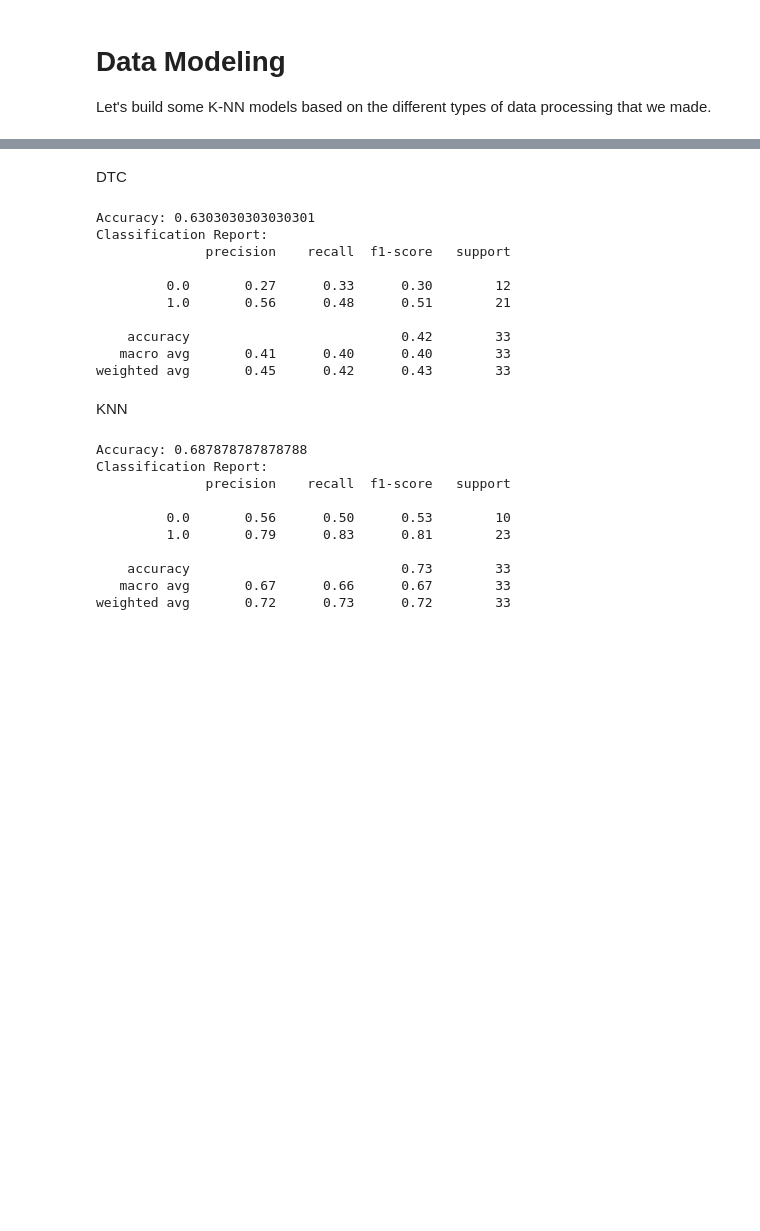
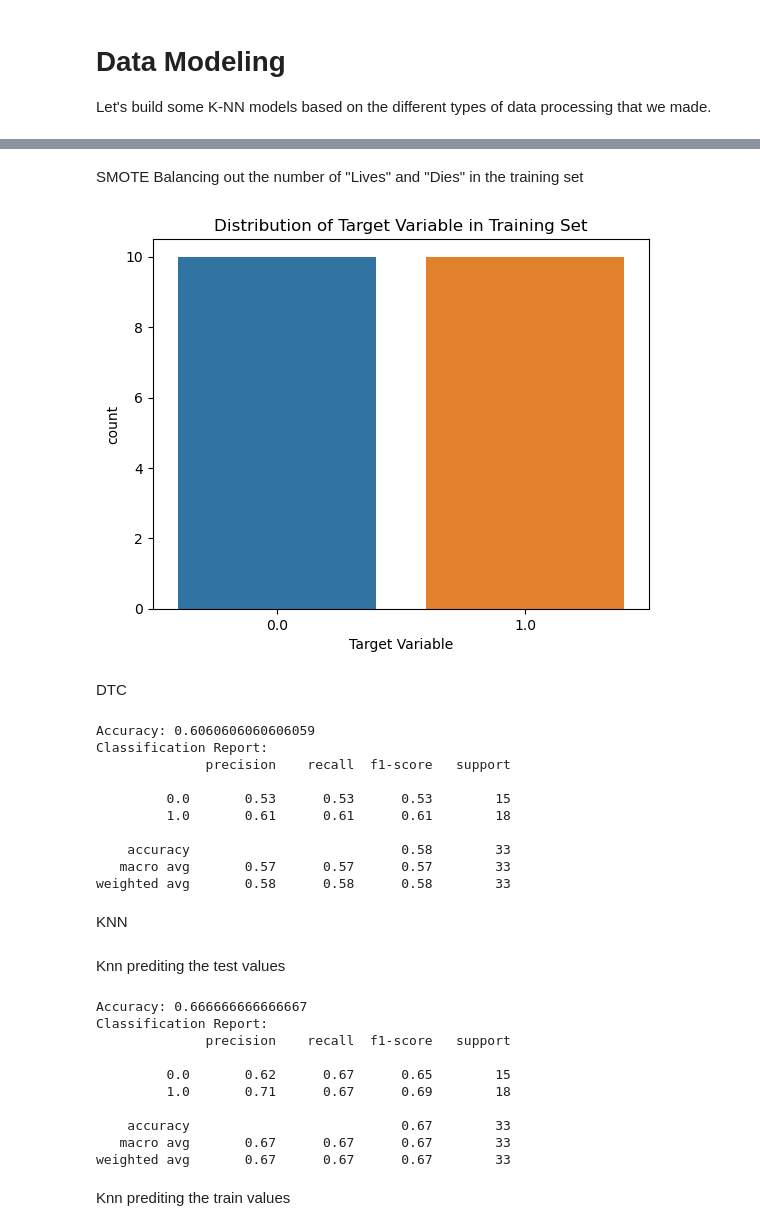
Before and after one commit to johnpierrre/DS-project, a Jupyter notebook: hepatocellular_carcinoma_analysis.ipynb, the cells around one changed output, grey strips where cells are left out. Drawn from its saved outputs; the diff is of its cells as text; code cells hidden in the pictures; blank space fills up the shorter version.

```diff
--- a/hepatocellular_carcinoma_analysis.ipynb
+++ b/hepatocellular_carcinoma_analysis.ipynb
@@ -596,3 +581,19 @@ X, y =train_df_np[:,:-1], train_df_np[:,-1]
+# %% [markdown]
+SMOTE
+Balancing out the number of "Lives" and "Dies" in the training set
+# %%
+from imblearn.over_sampling import SMOTE
+smote = SMOTE(random_state=27)
+X_train, y_train=smote.fit_resample(X_train, y_train)
+y_train_series = pd.Series(y_train)
+
+#seeing the graph
+sns.countplot(x=y_train_series)
+plt.xlabel('Target Variable')
+plt.title('Distribution of Target Variable in Training Set')
+plt.show()
+# %% [output]
+[figure, added]
 # %% [markdown]
 DTC
 # %%
@@ -607,7 +608,12 @@ model = DecisionTreeClassifier()
 dt_accuracy=0
 for i in range(40):
 
-    X_train, X_test, y_train, y_test = train_test_split(X, y, test_size=0.2)
+    X_train, X_test, y_train, y_test = train_test_split(X, y, test_size=0.2, random_state=47)
+
+    #using smote to balance train
+
+    X_train, y_train=smote.fit_resample(X_train, y_train)
+    y_train_series = pd.Series(y_train)
     # Training the decision tree model
     model.fit(X_train, y_train)
 
@@ -619,16 +625,16 @@ print("Accuracy:", dt_accuracy)
 print("Classification Report:")
 print(classification_report(y_test, predictions))
 # %% [output]
-Accuracy: 0.6303030303030301
+Accuracy: 0.6060606060606059
 Classification Report:
               precision    recall  f1-score   support
 
-         0.0       0.27      0.33      0.30        12
-         1.0       0.56      0.48      0.51        21
+         0.0       0.53      0.53      0.53        15
+         1.0       0.61      0.61      0.61        18
 
-    accuracy                           0.42        33
-   macro avg       0.41      0.40      0.40        33
-weighted avg       0.45      0.42      0.43        33
+    accuracy                           0.58        33
+   macro avg       0.57      0.57      0.57        33
+weighted avg       0.58      0.58      0.58        33
 # %% [markdown]
 KNN
 # %%
@@ -636,11 +642,17 @@ from sklearn.neighbors import KNeighborsClassifier
 k = 8
 knn = KNeighborsClassifier(n_neighbors = k)
 #smote (50/50 lives dies )
+# %% [markdown]
+Knn prediting the test values
 # %%
 knn_accuracy=0
 for i in range(40):
 
-    X_train, X_test, y_train, y_test = train_test_split(X, y, test_size=0.2)
+    X_train, X_test, y_train, y_test = train_test_split(X, y, test_size=0.2, random_state=47)
+
+    #using smote to balance train
+    X_train, y_train=smote.fit_resample(X_train, y_train)
+    y_train_series = pd.Series(y_train)
     # Training the decision tree model
     knn.fit(X_train, y_train)
 
@@ -652,13 +664,15 @@ print("Accuracy:", knn_accuracy)
 print("Classification Report:")
 print(classification_report(y_test, y_pred))
 # %% [output]
-Accuracy: 0.687878787878788
+Accuracy: 0.666666666666667
 Classification Report:
               precision    recall  f1-score   support
 
-         0.0       0.56      0.50      0.53        10
-         1.0       0.79      0.83      0.81        23
+         0.0       0.62      0.67      0.65        15
+         1.0       0.71      0.67      0.69        18
 
-    accuracy                           0.73        33
-   macro avg       0.67      0.66      0.67        33
-weighted avg       0.72      0.73      0.72        33
+    accuracy                           0.67        33
+   macro avg       0.67      0.67      0.67        33
+weighted avg       0.67      0.67      0.67        33
+# %% [markdown]
+Knn prediting the train values
```
Also changed, not shown: parts of 8 cells of this notebook.
